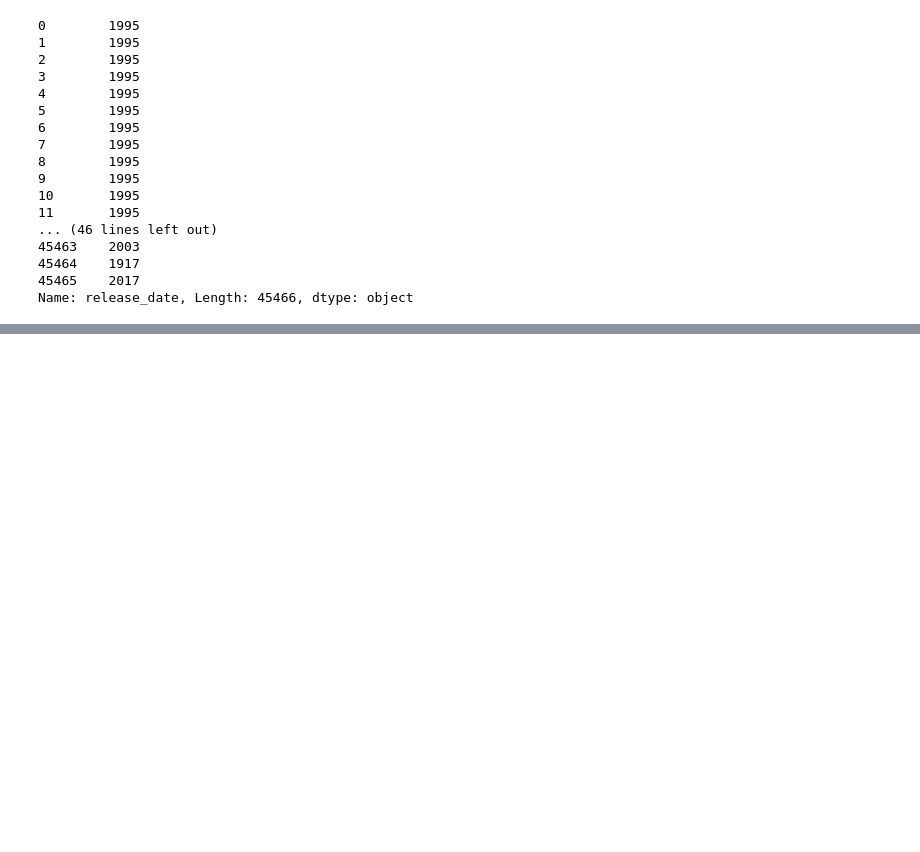
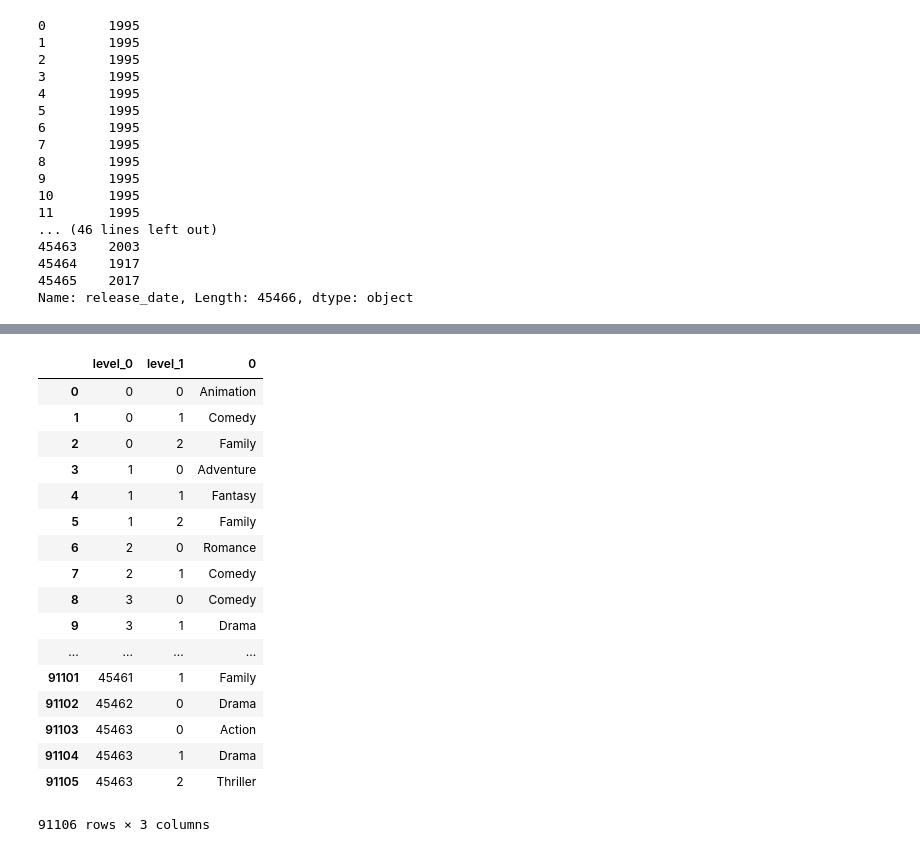
Before and after one commit to dl57934/CoAlert, a Jupyter notebook: sh_System/movieRecommaned/study2.ipynb, the cells around one changed output, grey strips where cells are left out. Drawn from its saved outputs; the diff is of its cells as text; code cells hidden in the pictures; blank space fills up the shorter version.

```diff
--- a/sh_System/movieRecommaned/study2.ipynb
+++ b/sh_System/movieRecommaned/study2.ipynb
@@ -140,0 +132,21 @@ qualified
+# %%
+md.apply(lambda x: pd.Series(x['genres']), axis=1).stack().reset_index(level=0)
+# %% [output]
+|  | level_0 | level_1 | 0 |
+| 0 | 0 | 0 | Animation |
+| 1 | 0 | 1 | Comedy |
+| 2 | 0 | 2 | Family |
+| 3 | 1 | 0 | Adventure |
+| 4 | 1 | 1 | Fantasy |
+| 5 | 1 | 2 | Family |
+| 6 | 2 | 0 | Romance |
+| 7 | 2 | 1 | Comedy |
+| 8 | 3 | 0 | Comedy |
+| 9 | 3 | 1 | Drama |
+| ... | ... | ... | ... |
+| 91101 | 45461 | 1 | Family |
+| 91102 | 45462 | 0 | Drama |
+| 91103 | 45463 | 0 | Action |
+| 91104 | 45463 | 1 | Drama |
+| 91105 | 45463 | 2 | Thriller |
+91106 rows × 3 columns
```
Also changed, not shown: parts of 10 cells of this notebook.
